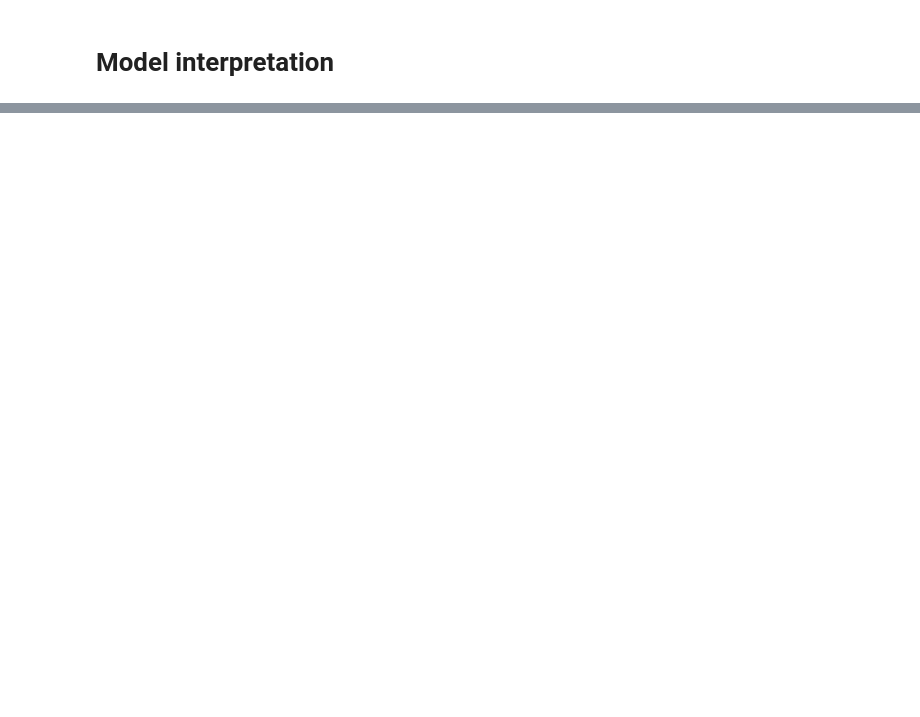
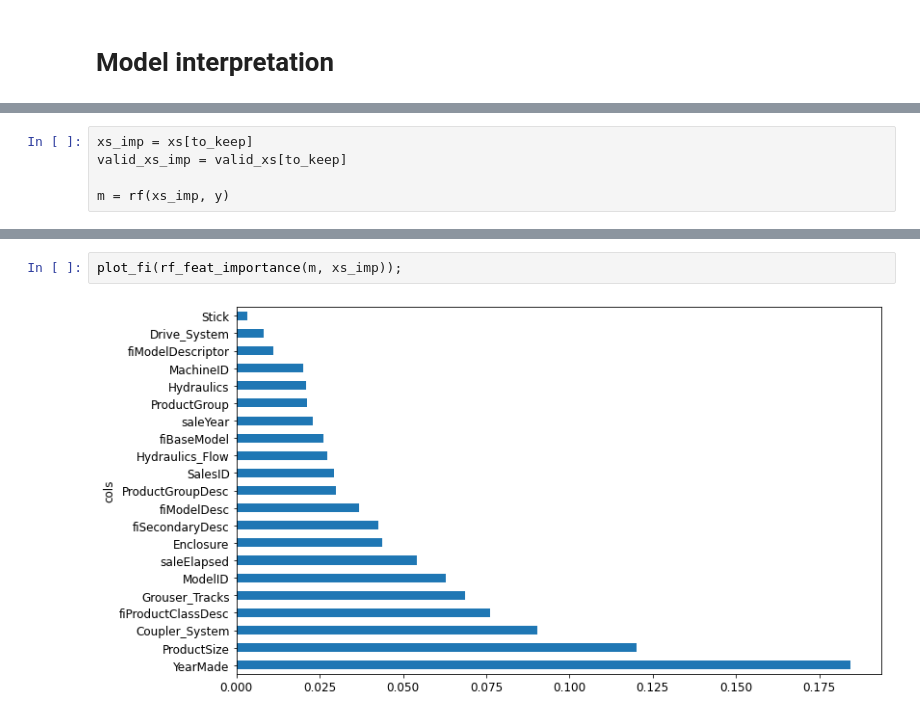
Before and after one commit to omlnaut/fastai, a Jupyter notebook: chapter9_tabular.ipynb, the cells around one changed output, grey strips where cells are left out. Saved outputs shown, nothing was run; the diff lists cells and outputs as text; blank space fills up the shorter version.

```diff
--- a/chapter9_tabular.ipynb
+++ b/chapter9_tabular.ipynb
@@ -209,0 +257,5 @@ r_mse(m.oob_prediction_, y)
+# %%
+xs_imp = xs[to_keep]
+valid_xs_imp = valid_xs[to_keep]
+
+m = rf(xs_imp, y)
@@ -209,0 +266,4 @@ r_mse(m.oob_prediction_, y)
+# %%
+plot_fi(rf_feat_importance(m, xs_imp));
+# %% [output]
+[figure, added]
```
Also changed, not shown: parts of 63 cells of this notebook.
